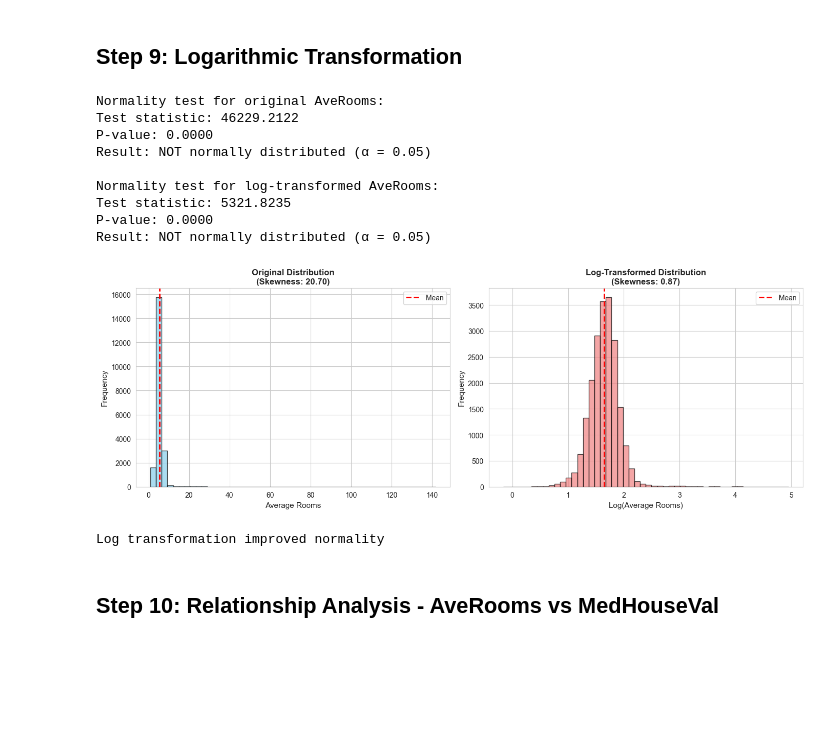
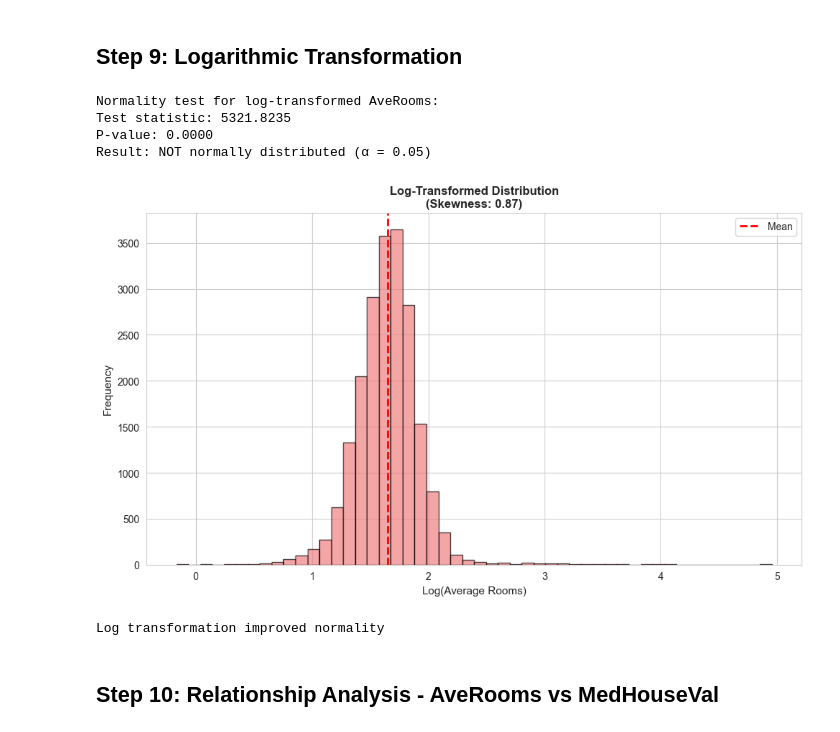
Before and after one commit to Cnnguy12/SDS550, a Jupyter notebook: SDS550-CaliforniaHousing.ipynb, the cells around one changed output. Saved outputs shown, nothing was run; the diff lists cells and outputs as text; code cells hidden in the pictures; blank space fills up the shorter version.

```diff
--- a/SDS550-CaliforniaHousing.ipynb
+++ b/SDS550-CaliforniaHousing.ipynb
@@ -206,59 +206,35 @@ Largest category: 'Medium (4-6 rooms)' with 12345 observations (59.8%)
 # %% [markdown]
 ## Step 9: Logarithmic Transformation
 # %%
-# Test normality of original variable
-stat_original, p_original = normaltest(df[selected_var])
-print(f"Normality test for original {selected_var}:")
-print(f"Test statistic: {stat_original:.4f}")
-print(f"P-value: {p_original:.4f}")
-print(f"Result: {'NOT normally distributed' if p_original < 0.05 else 'Approximately normal'} (α = 0.05)")
-
 # Apply log transformation
 df['Log_AveRooms'] = np.log(df[selected_var])
 
 # Test normality of transformed variable
 stat_log, p_log = normaltest(df['Log_AveRooms'])
 print(f"\nNormality test for log-transformed {selected_var}:")
 print(f"Test statistic: {stat_log:.4f}")
 print(f"P-value: {p_log:.4f}")
 print(f"Result: {'NOT normally distributed' if p_log < 0.05 else 'Approximately normal'} (α = 0.05)")
 
-# Visualize both distributions
-fig, axes = plt.subplots(1, 2, figsize=(14, 5))
-
-# Original distribution
-axes[0].hist(df[selected_var], bins=50, color='skyblue', edgecolor='black', alpha=0.7)
-axes[0].set_xlabel('Average Rooms', fontsize=11)
-axes[0].set_ylabel('Frequency', fontsize=11)
-axes[0].set_title(f'Original Distribution\n(Skewness: {df[selected_var].skew():.2f})',
-                  fontsize=12, fontweight='bold')
-axes[0].axvline(df[selected_var].mean(), color='red', linestyle='--', linewidth=2, label='Mean')
-axes[0].legend()
-
-# Log-transformed distribution
-axes[1].hist(df['Log_AveRooms'], bins=50, color='lightcoral', edgecolor='black', alpha=0.7)
-axes[1].set_xlabel('Log(Average Rooms)', fontsize=11)
-axes[1].set_ylabel('Frequency', fontsize=11)
-axes[1].set_title(f'Log-Transformed Distribution\n(Skewness: {df["Log_AveRooms"].skew():.2f})',
-                  fontsize=12, fontweight='bold')
-axes[1].axvline(df['Log_AveRooms'].mean(), color='red', linestyle='--', linewidth=2, label='Mean')
-axes[1].legend()
-
+# Visualize log-transformed distribution
+plt.figure(figsize=(10, 6))
+plt.hist(df['Log_AveRooms'], bins=50, color='lightcoral', edgecolor='black', alpha=0.7)
+plt.xlabel('Log(Average Rooms)', fontsize=11)
+plt.ylabel('Frequency', fontsize=11)
+plt.title(f'Log-Transformed Distribution\n(Skewness: {df["Log_AveRooms"].skew():.2f})',
+          fontsize=12, fontweight='bold')
+plt.axvline(df['Log_AveRooms'].mean(), color='red', linestyle='--', linewidth=2, label='Mean')
+plt.legend()
 plt.tight_layout()
 plt.show()
 
 print(f"\nLog transformation {'improved' if abs(df['Log_AveRooms'].skew()) < abs(df[selected_var].skew()) else 'did not improve'} normality")
 # %% [output]
-Normality test for original AveRooms:
-Test statistic: 46229.2122
-P-value: 0.0000
-Result: NOT normally distributed (α = 0.05)
-
 Normality test for log-transformed AveRooms:
 Test statistic: 5321.8235
 P-value: 0.0000
 Result: NOT normally distributed (α = 0.05)
-[figure, old version]
+[figure, new version]
 Log transformation improved normality
 # %% [markdown]
 ## Step 10: Relationship Analysis - AveRooms vs MedHouseVal
```
